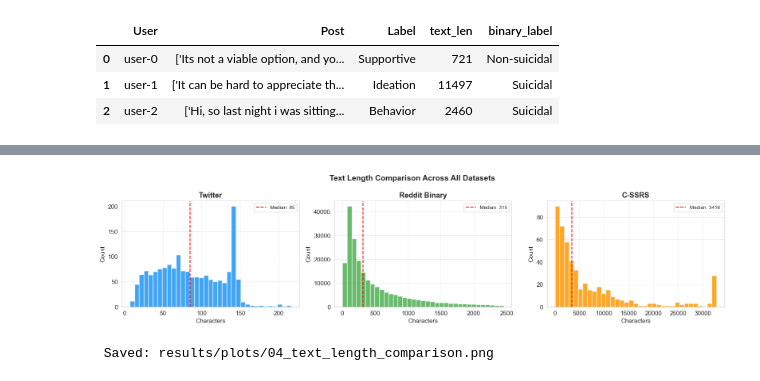
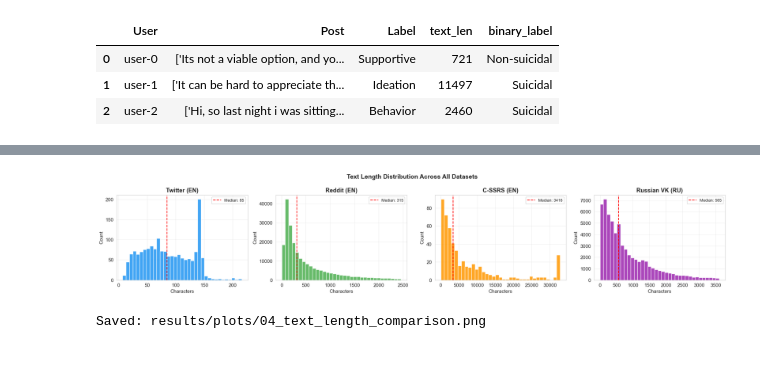
Before and after one commit to alinaerkul/suicidality-nlp, a Jupyter notebook: notebooks/01_eda.ipynb, the cells around one changed output, grey strips where cells are left out. Saved outputs shown, nothing was run; the diff lists cells and outputs as text; code cells hidden in the pictures.

```diff
--- a/notebooks/01_eda.ipynb
+++ b/notebooks/01_eda.ipynb
@@ -403,0 +485,24 @@ Saved: results/plots/03_cssrs_eda.png
+# %%
+# ── Load Russian VK dataset ───────────────────────────────────────────────
+import sys
+sys.path.insert(0, '.')
+from src.dataset_loader import load_russian_vk
+
+df_ru = load_russian_vk('data/raw/Depressive data.xlsx')
+df_ru['text_len'] = df_ru['text'].astype(str).str.len()
+
+# Add Russian stopwords
+try:
+    STOPWORDS_RU = set(stopwords.words('russian'))
+except Exception:
+    import nltk
+    nltk.download('stopwords', quiet=True)
+    from nltk.corpus import stopwords as sw
+    STOPWORDS_RU = set(sw.words('russian'))
+
+print(f'Shape:   {df_ru.shape}')
+print(f'Columns: {df_ru.columns.tolist()}')
+print(f'Missing: {df_ru.isnull().sum().to_dict()}')
+print(f'\nClass distribution:')
+print(df_ru['binary_label'].value_counts())
+df_ru.head(3)
@@ -438,34 +683,31 @@ Reddit Binary    232,074               Binary  690 chars         ~50% / 50% Redd
 # %%
-# ── Text length comparison plot ────────────────────────────────────────────
-# Этот график — один из самых важных в EDA.
-# Он наглядно показывает что Twitter и C-SSRS — принципиально разные данные.
-# Медиана Twitter (~85 символов) vs медиана C-SSRS (~3400 символов) — это 40x разница!
-
-fig, axes = plt.subplots(1, 3, figsize=(16, 4))
-fig.suptitle('Text Length Comparison Across All Datasets',
+# ── Text length comparison — all four datasets ─────────────────────────────
+fig, axes = plt.subplots(1, 4, figsize=(20, 4))
+fig.suptitle('Text Length Distribution Across All Datasets',
              fontsize=14, fontweight='bold')
 
 dataset_configs = [
-    ('Twitter',       df_tw, 'text_len', '#2196F3'),
-    ('Reddit Binary', df_rd, 'text_len', '#4CAF50'),
-    ('C-SSRS',        df_cs, 'text_len', '#FF9800'),
+    ('Twitter (EN)',    df_tw, 'text_len', '#2196F3'),
+    ('Reddit (EN)',     df_rd, 'text_len', '#4CAF50'),
+    ('C-SSRS (EN)',     df_cs, 'text_len', '#FF9800'),
+    ('Russian VK (RU)', df_ru, 'text_len', '#9C27B0'),
 ]
 
 for ax, (name, df, col, color) in zip(axes, dataset_configs):
     cap = df[col].quantile(0.95)
     ax.hist(df[df[col] <= cap][col], bins=35,
             color=color, alpha=0.85, edgecolor='white')
     median = df[col].median()
     ax.axvline(median, color='red', linestyle='--',
                label=f'Median: {median:.0f}')
     ax.set_title(name, fontweight='bold')
     ax.set_xlabel('Characters')
     ax.set_ylabel('Count')
     ax.legend(fontsize=9)
 
 plt.tight_layout()
 plt.savefig('results/plots/04_text_length_comparison.png', dpi=150)
 plt.show()
-print(' Saved: results/plots/04_text_length_comparison.png')
+print('Saved: results/plots/04_text_length_comparison.png')
 # %% [output]
-[figure, old version]
+[figure, new version]
```
Also changed, not shown: parts of 18 cells of this notebook, 24 other files.
